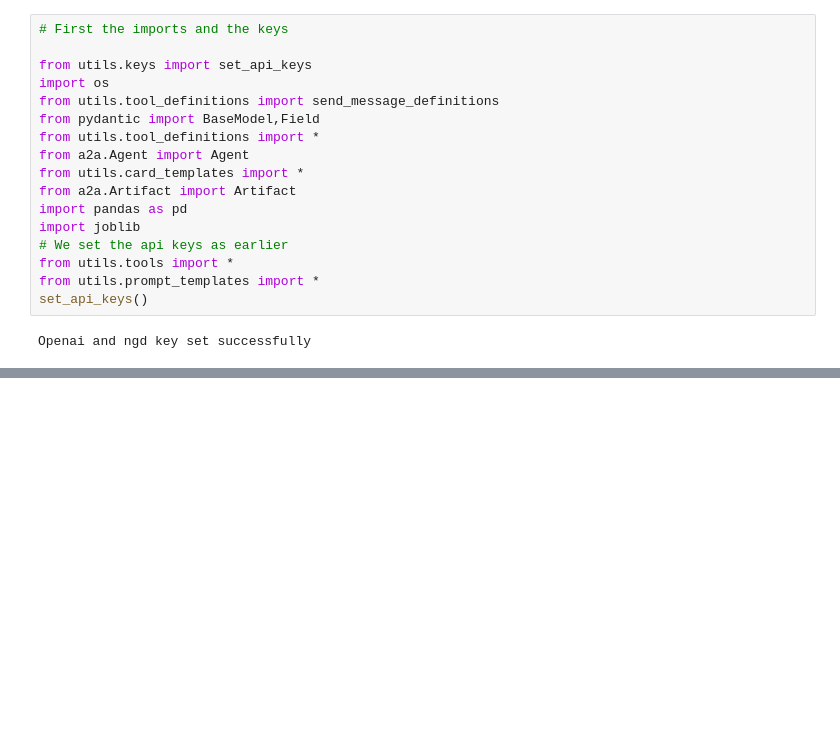
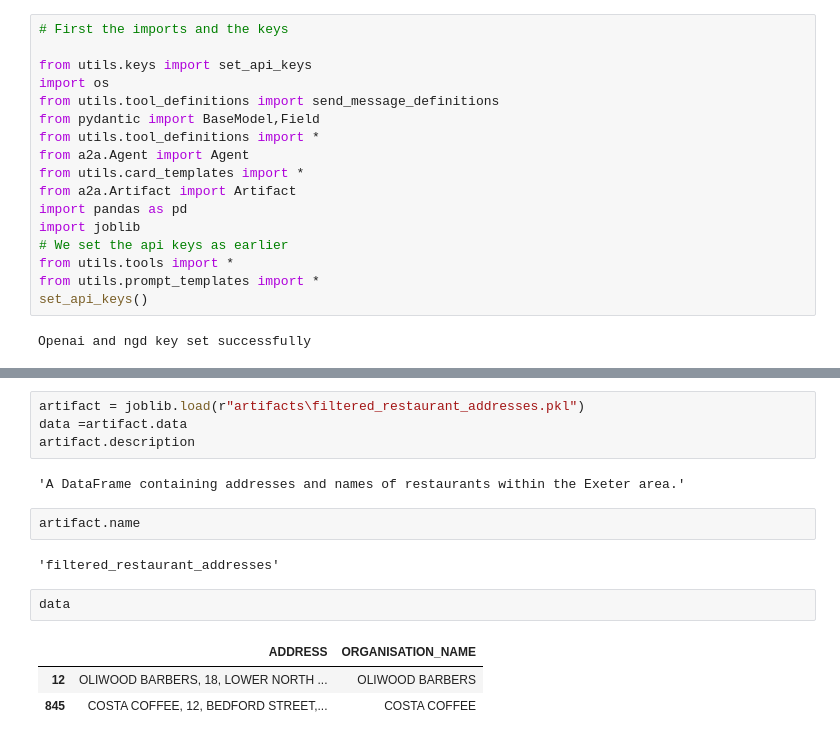
Before and after one commit to arjun8009/a2a_framework, a Jupyter notebook: system_tests.ipynb, the cells around one changed output, grey strips where cells are left out. Saved outputs shown, nothing was run; the diff lists cells and outputs as text; blank space fills up the shorter version.

```diff
--- a/system_tests.ipynb
+++ b/system_tests.ipynb
@@ -814,0 +935,16 @@ Openai and ngd key set successfully
+# %%
+artifact = joblib.load(r"artifacts\filtered_restaurant_addresses.pkl")
+data =artifact.data
+artifact.description
+# %% [output]
+'A DataFrame containing addresses and names of restaurants within the Exeter area.'
+# %%
+artifact.name
+# %% [output]
+'filtered_restaurant_addresses'
+# %%
+data
+# %% [output]
+|  | ADDRESS | ORGANISATION_NAME |
+| 12 | OLIWOOD BARBERS, 18, LOWER NORTH ... | OLIWOOD BARBERS |
+| 845 | COSTA COFFEE, 12, BEDFORD STREET,... | COSTA COFFEE |
```
Also changed, not shown: parts of 2 cells of this notebook, 7 other files.
